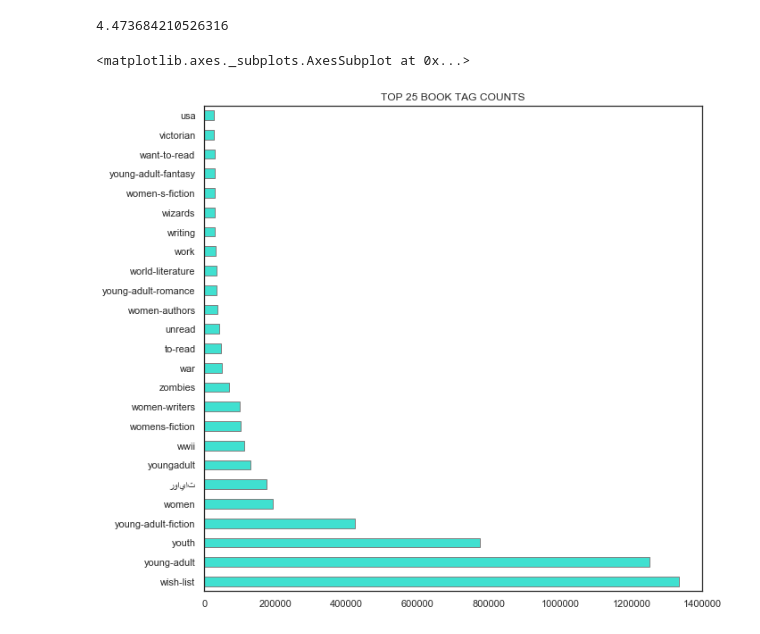
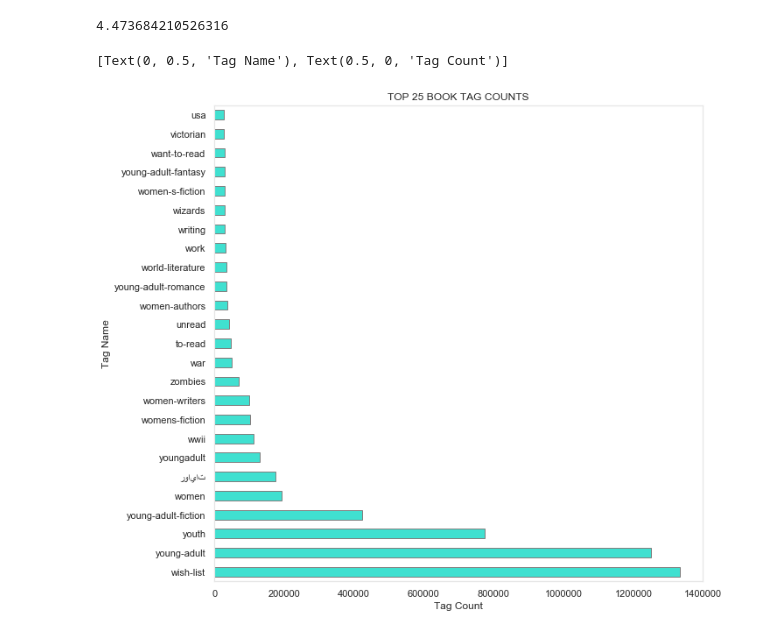
Before and after one commit to erikajane/Book_Recommendation_System_Project, a Jupyter notebook: Data Preprocessing & EDA.ipynb, the cells around one changed output. Cells and saved outputs as stored; diff of their text form; code cells hidden in the pictures.

```diff
--- a/Data Preprocessing & EDA.ipynb
+++ b/Data Preprocessing & EDA.ipynb
@@ -251,12 +257,13 @@ df[df['user_id']== 34590].rating.mean()
 # %%
 # Visualize the top tags/genres
 
 fig, ax = pyplot.subplots(figsize=(10,10))
 sns.set_style('white',{'axes.edgecolor': '.9'},)
 df.tag.value_counts()[0:25].plot(kind='barh',color='turquoise',edgecolor='gray', title='TOP 25 BOOK TAG COUNTS')
+ax.set(xlabel='Tag Count', ylabel='Tag Name')
 # %% [output]
-<matplotlib.axes._subplots.AxesSubplot at 0x...>
+[Text(0, 0.5, 'Tag Name'), Text(0.5, 0, 'Tag Count')]
-[figure, old version]
+[figure, new version]
 # %%
 # Top 25 most reviewed books
 
```
Also changed, not shown: parts of 5 cells of this notebook, 7 other files.
